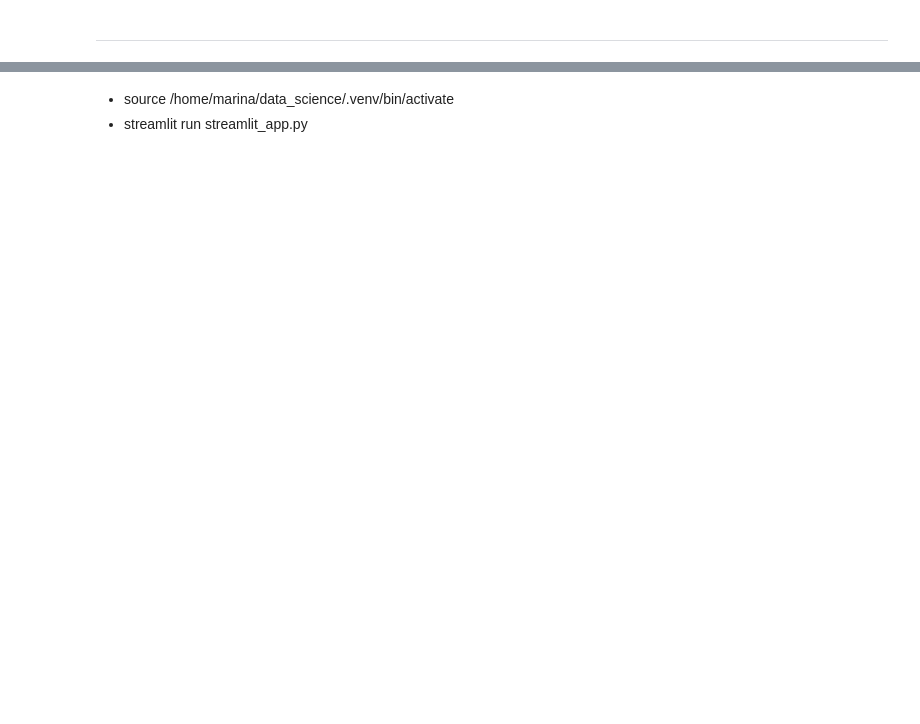
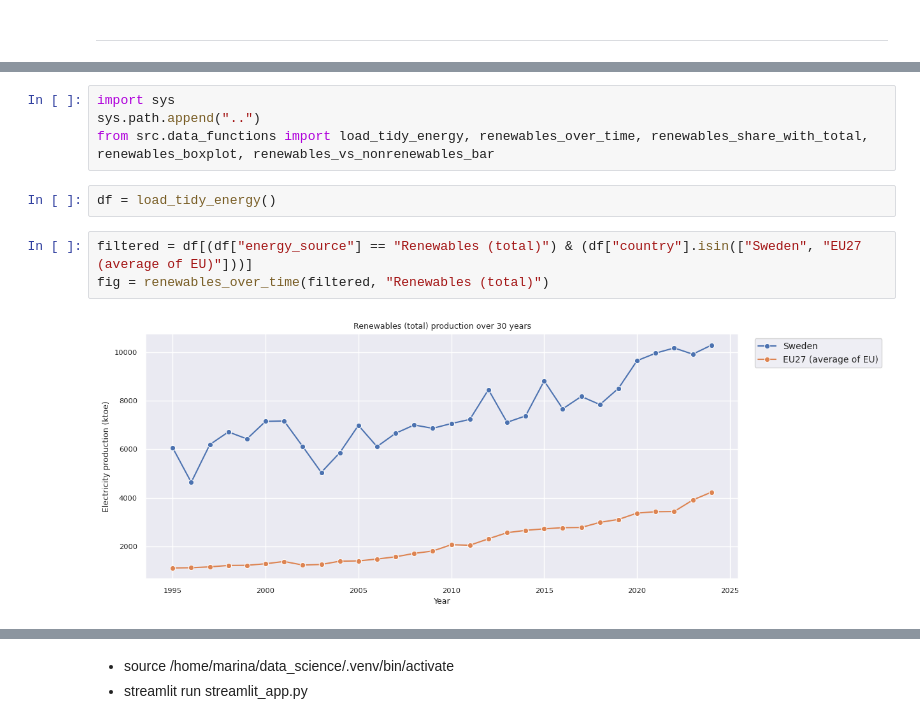
Before and after one commit to MarinaNakamura-blip/energy_project, a Jupyter notebook: tidy_data.ipynb, the cells around one changed output, grey strips where cells are left out. Drawn from its saved outputs; the diff is of its cells as text; blank space fills up the shorter version.

```diff
--- a/tidy_data.ipynb
+++ b/tidy_data.ipynb
@@ -182,0 +189,11 @@ df_long["energy_code"].unique()
+# %%
+import sys
+sys.path.append("..")
+from src.data_functions import load_tidy_energy, renewables_over_time, renewables_share_with_total, renewables_boxplot, renewables_vs_nonrenewables_bar
+# %%
+df = load_tidy_energy()
+# %%
+filtered = df[(df["energy_source"] == "Renewables (total)") & (df["country"].isin(["Sweden", "EU27 (average of EU)"]))]
+fig = renewables_over_time(filtered, "Renewables (total)")
+# %% [output]
+[figure, added]
```
Also changed, not shown: parts of 9 cells of this notebook, 4 other files.
